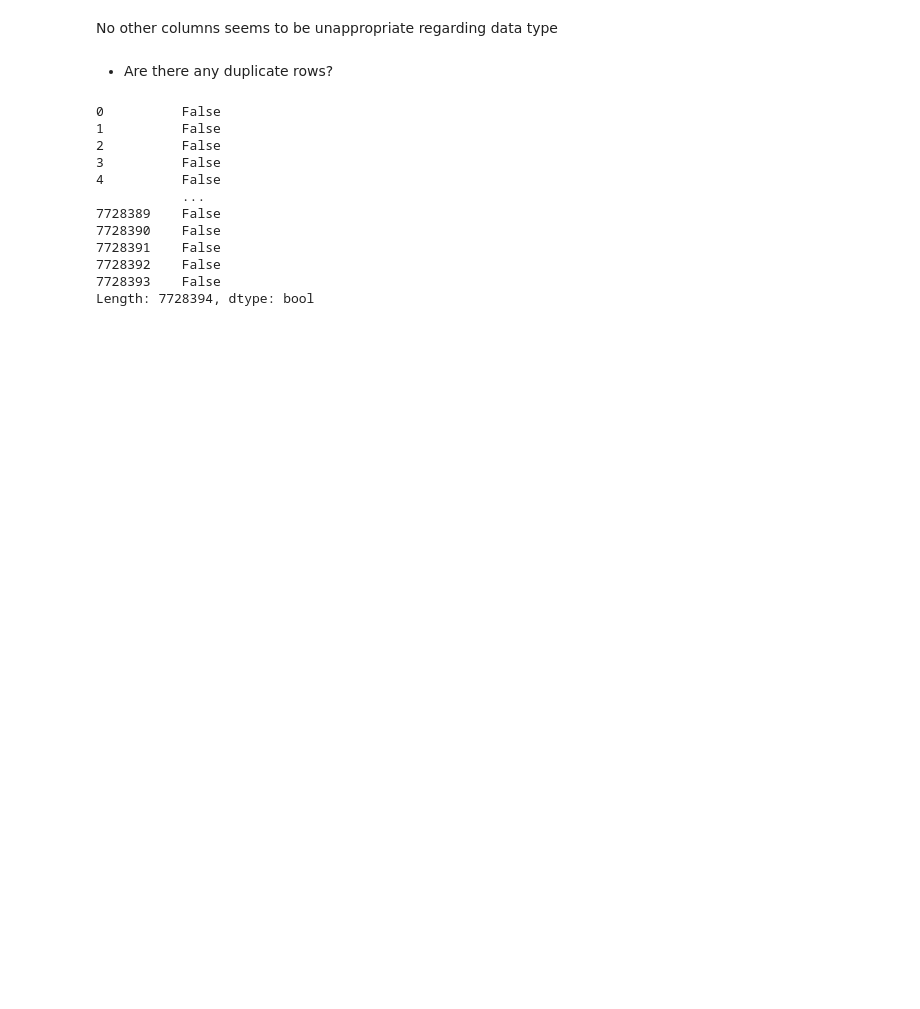
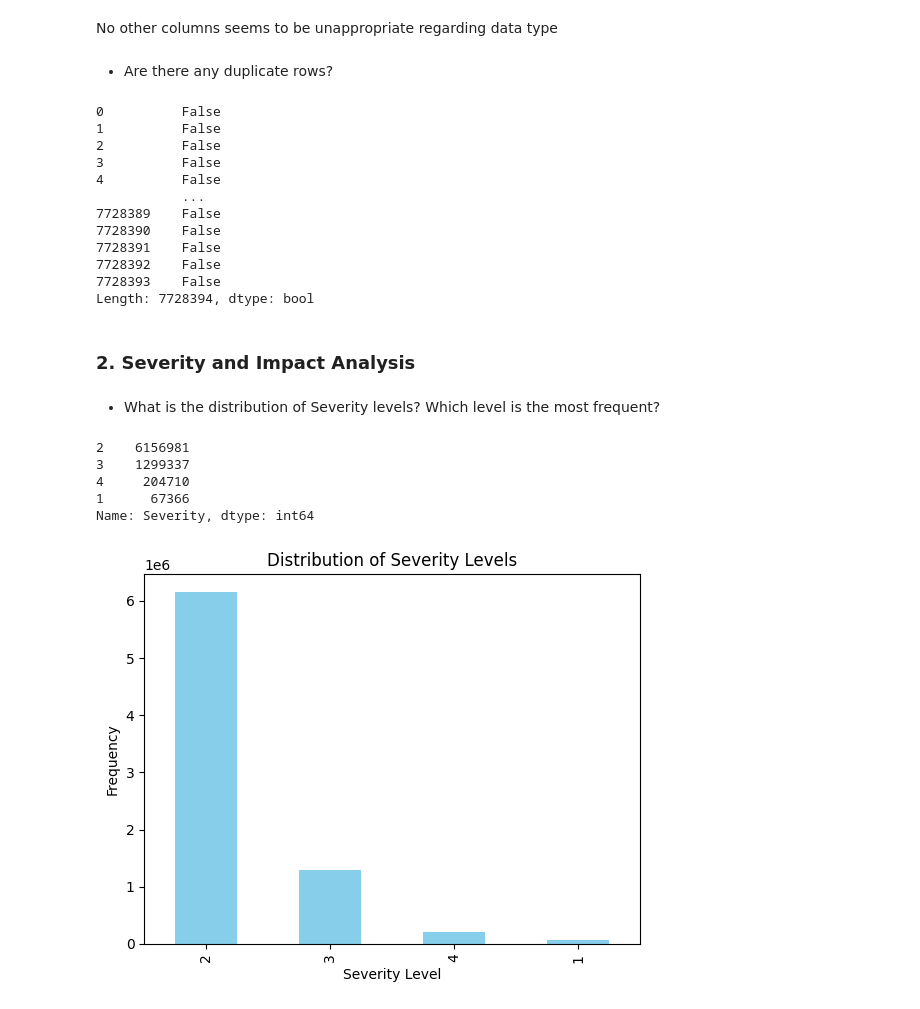
Before and after one commit to KhanAmin7/US_Accidents_EDA_project, a Jupyter notebook: US_Accidents.ipynb, the cells around one changed output. Drawn from its saved outputs; the diff is of its cells as text; code cells hidden in the pictures; blank space fills up the shorter version.

```diff
--- a/US_Accidents.ipynb
+++ b/US_Accidents.ipynb
@@ -116,3 +165,25 @@ duplicate
 7728392    False
 7728393    False
 Length: 7728394, dtype: bool
+# %% [markdown]
+### 2. Severity and Impact Analysis
+# %% [markdown]
+- What is the distribution of Severity levels? Which level is the most frequent?
+# %%
+severity_distribution = df['Severity'].value_counts()
+severity_distribution
+# %% [output]
+2    6156981
+3    1299337
+4     204710
+1      67366
+Name: Severity, dtype: int64
+# %%
+# Plot the distribution
+severity_distribution.plot(kind='bar', color='skyblue')
+plt.title('Distribution of Severity Levels')
+plt.xlabel('Severity Level')
+plt.ylabel('Frequency')
+plt.show()
+# %% [output]
+[figure, added]
```
Also changed, not shown: parts of 30 cells of this notebook.
